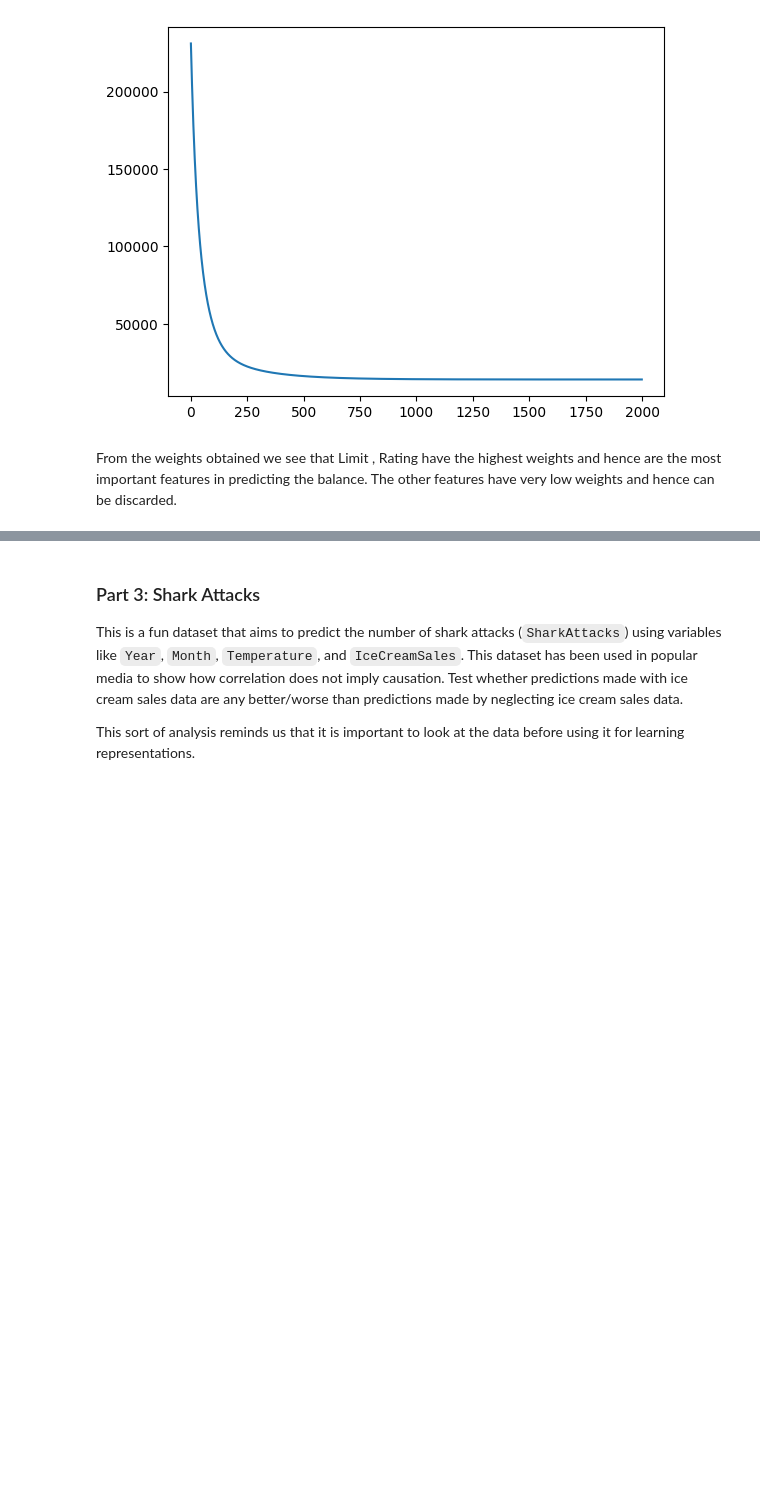
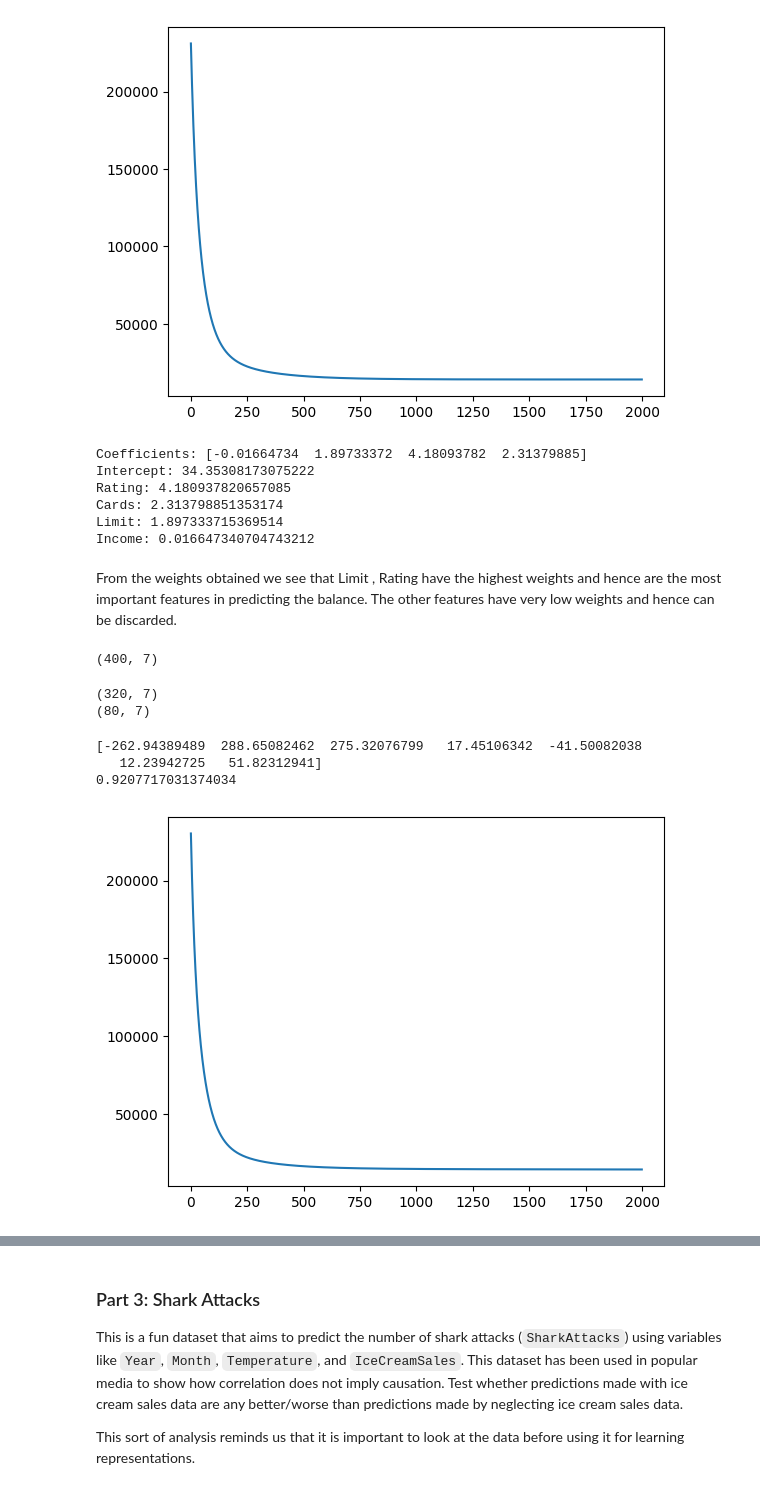
Before and after one commit to oops-moment/SMAI-SEM6, a Jupyter notebook: rollnumber_A1/rollnumber_A1_Q3/Q3.ipynb, the cells around one changed output, grey strips where cells are left out. Saved outputs shown, nothing was run; the diff lists cells and outputs as text; code cells hidden in the pictures; blank space fills up the shorter version.

```diff
--- a/rollnumber_A1/rollnumber_A1_Q3/Q3.ipynb
+++ b/rollnumber_A1/rollnumber_A1_Q3/Q3.ipynb
@@ -588,2 +585,60 @@ print(r2)
+# %%
+# After running your gradient descent
+print("Coefficients:", w)
+print("Intercept:", b)
+
+# Find the absolute values of the coefficients for easier interpretation
+abs_coefficients = np.abs(w)
+
+# Sort the coefficients and corresponding variable names
+sorted_coefficients = sorted(zip(abs_coefficients, ['Income', 'Limit', 'Rating', 'Cards', 'Age', 'Education']), key=lambda x: x[0], reverse=True)
+
+# Print the sorted coefficients and variable names
+for coefficient, variable in sorted_coefficients:
+    print(f"{variable}: {coefficient}")
+# %% [output]
+Coefficients: [-0.01664734  1.89733372  4.18093782  2.31379885]
+Intercept: 34.35308173075222
+Rating: 4.180937820657085
+Cards: 2.313798851353174
+Limit: 1.897333715369514
+Income: 0.016647340704743212
 # %% [markdown]
 From the weights obtained we see that Limit , Rating have the highest weights and hence are the most important features in predicting the balance. The other features have very low weights and hence can be discarded.
+# %%
+df = pd.read_csv('credit.csv')
+df['Rating_Age_Interaction'] = df['Rating'] * df['Age']
+
+x = df[['Income', 'Limit', 'Rating', 'Cards', 'Age', 'Education', 'Rating_Age_Interaction']]
+y = df['Balance']
+print(x.shape)
+# # print first five row of X
+# print(x[:5])
+# print(y[:5])
+# print(y.shape)
+# %% [output]
+(400, 7)
+# %%
+sc = StandardScaler()
+x = sc.fit_transform(x)
+# print(x.shape)
+# print(x[:5])
+Xtrain, Xtest, ytrain, ytest = train_test_split(x, y, test_size=0.2, random_state=1234)
+print(Xtrain.shape)
+print(Xtest.shape)
+# %% [output]
+(320, 7)
+(80, 7)
+# %%
+model = MultipleLinearRegression( learning_rate = 0.01, iterations = 2000 )
+w,b,c= model.GradientDescent(Xtrain,ytrain,np.zeros(Xtrain.shape[1]),0)
+plt.plot(c)
+print(w)
+y_pred = model.Predict(Xtest,w,b)
+r2 = model.r2score(y_pred, ytest)
+print(r2)
+# %% [output]
+[-262.94389489  288.65082462  275.32076799   17.45106342  -41.50082038
+   12.23942725   51.82312941]
+0.9207717031374034
+[figure, added]
```
Also changed, not shown: parts of 16 cells of this notebook.
